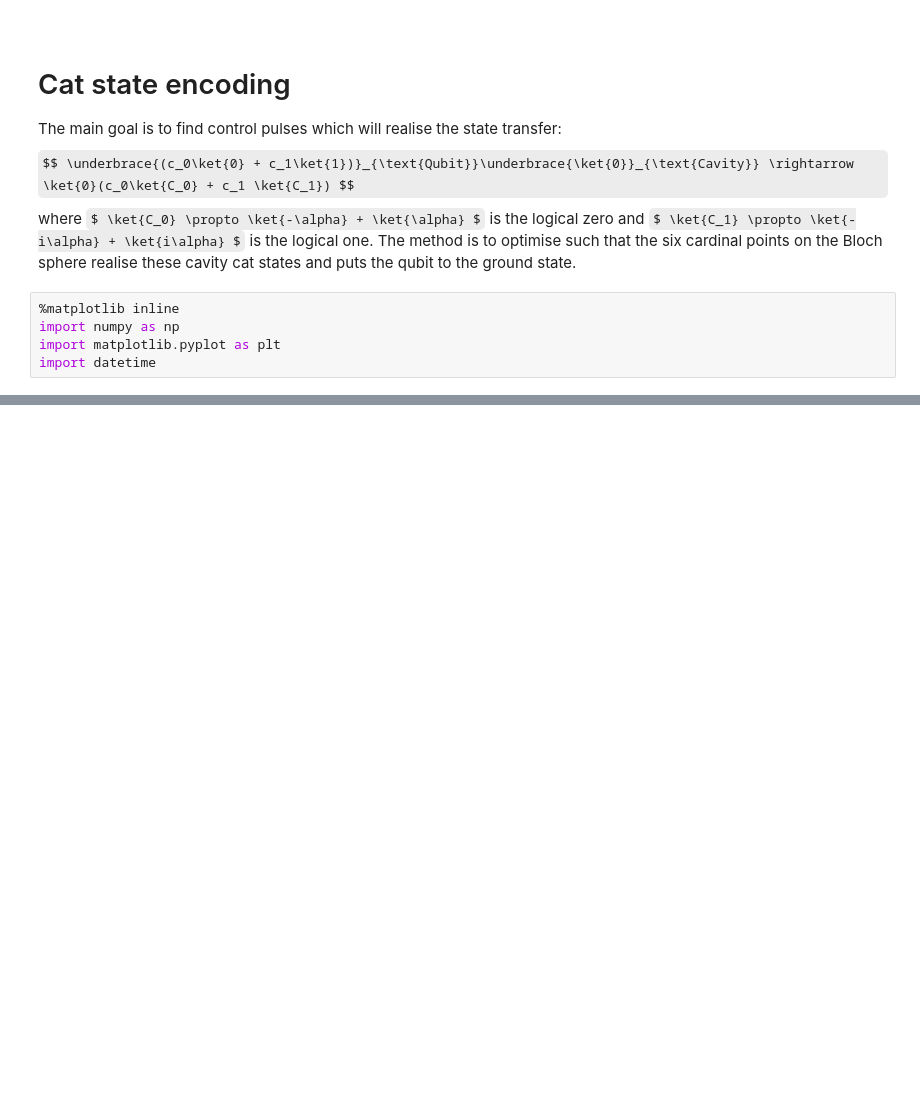
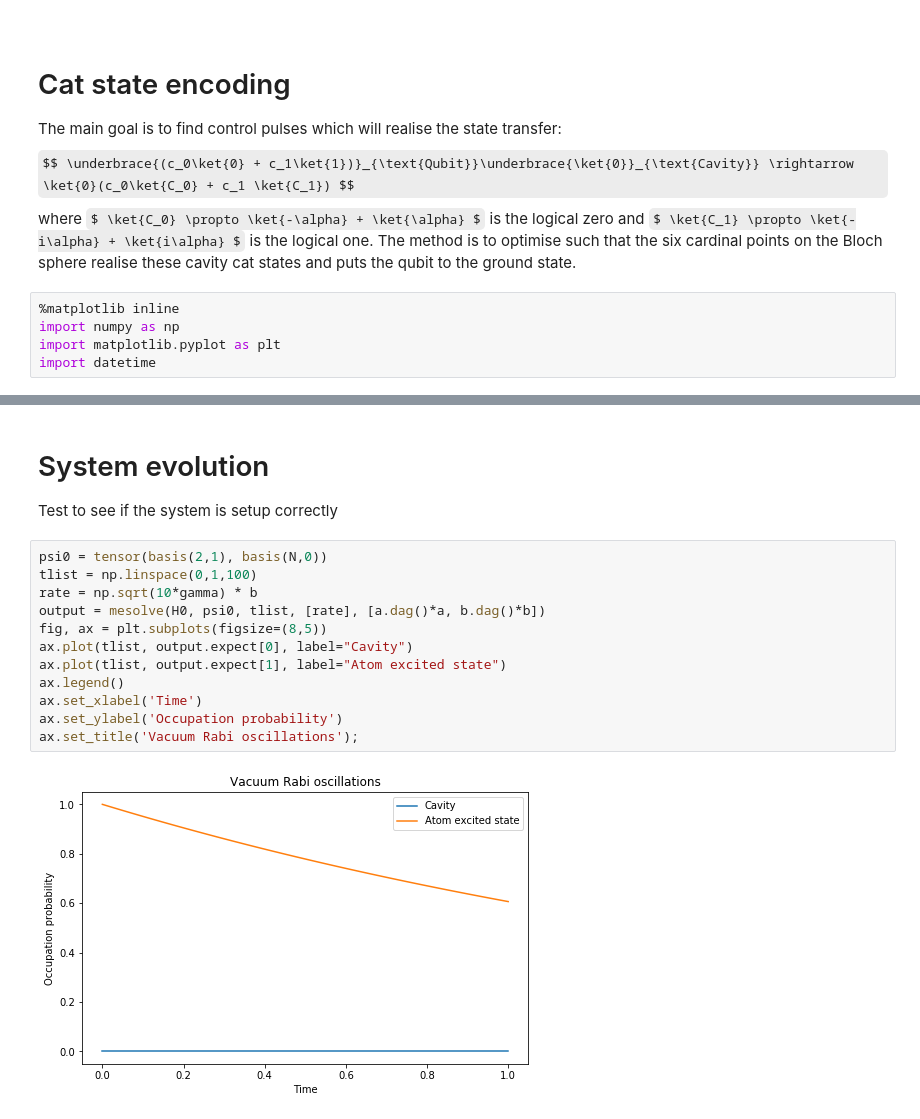
Before and after one commit to JohanWinther/cat-state-encoding, a Jupyter notebook: cat-state-encoding.ipynb, the cells around one changed output, grey strips where cells are left out. Drawn from its saved outputs; the diff is of its cells as text; some formulas as TeX source; blank space fills up the shorter version.

Commit message:
Units are somewhat correct and some kind of control is achieved

```diff
--- a/cat-state-encoding.ipynb
+++ b/cat-state-encoding.ipynb
@@ -99,3 +105,20 @@ phi_targ = tensor(basis(2,1), logical_0)
+# %% [markdown]
+# System evolution
+Test to see if the system is setup correctly
+# %%
+psi0 = tensor(basis(2,1), basis(N,0))
+tlist = np.linspace(0,1,100)
+rate = np.sqrt(10*gamma) * b
+output = mesolve(H0, psi0, tlist, [rate], [a.dag()*a, b.dag()*b])
+fig, ax = plt.subplots(figsize=(8,5))
+ax.plot(tlist, output.expect[0], label="Cavity")
+ax.plot(tlist, output.expect[1], label="Atom excited state")
+ax.legend()
+ax.set_xlabel('Time')
+ax.set_ylabel('Occupation probability')
+ax.set_title('Vacuum Rabi oscillations');
+# %% [output]
+[figure, added]
 # %%
 def plot_wigners(states):
     #f = plt.figure(figsize=(6*len(states), 6))
```
Also changed, not shown: parts of 9 cells of this notebook, 2 other files.
